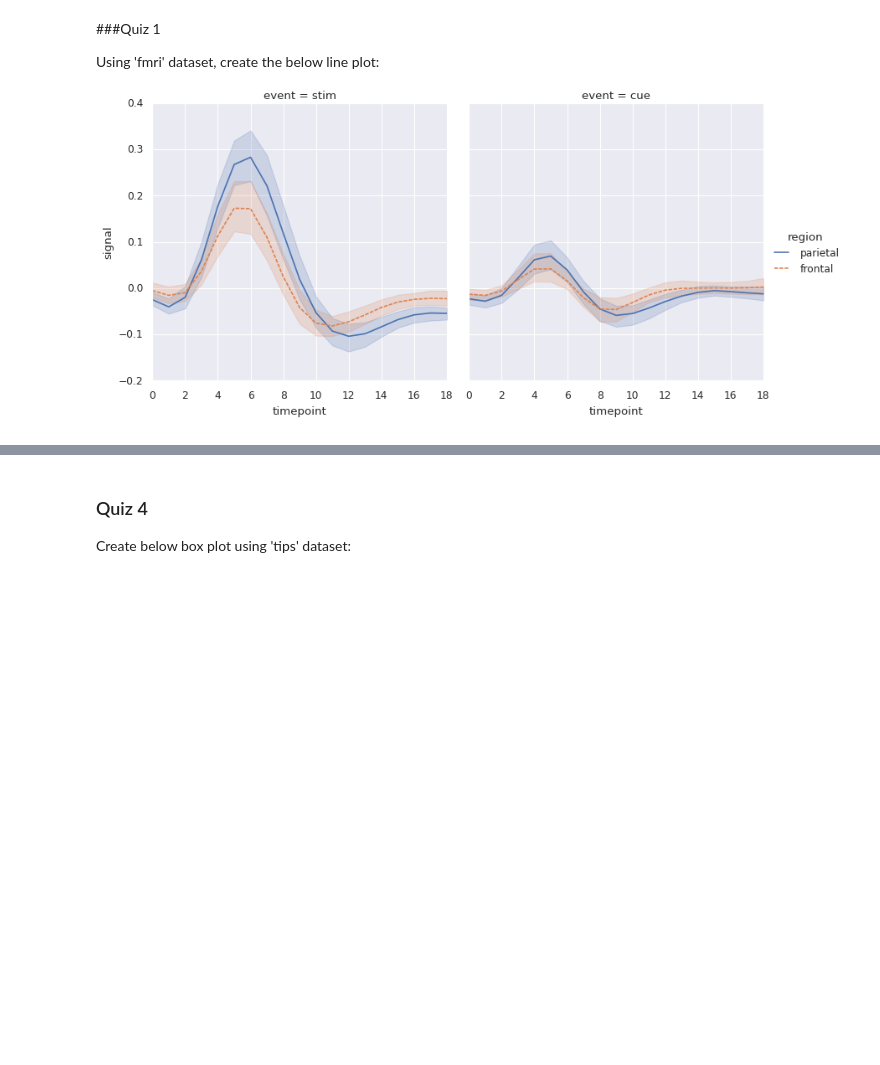
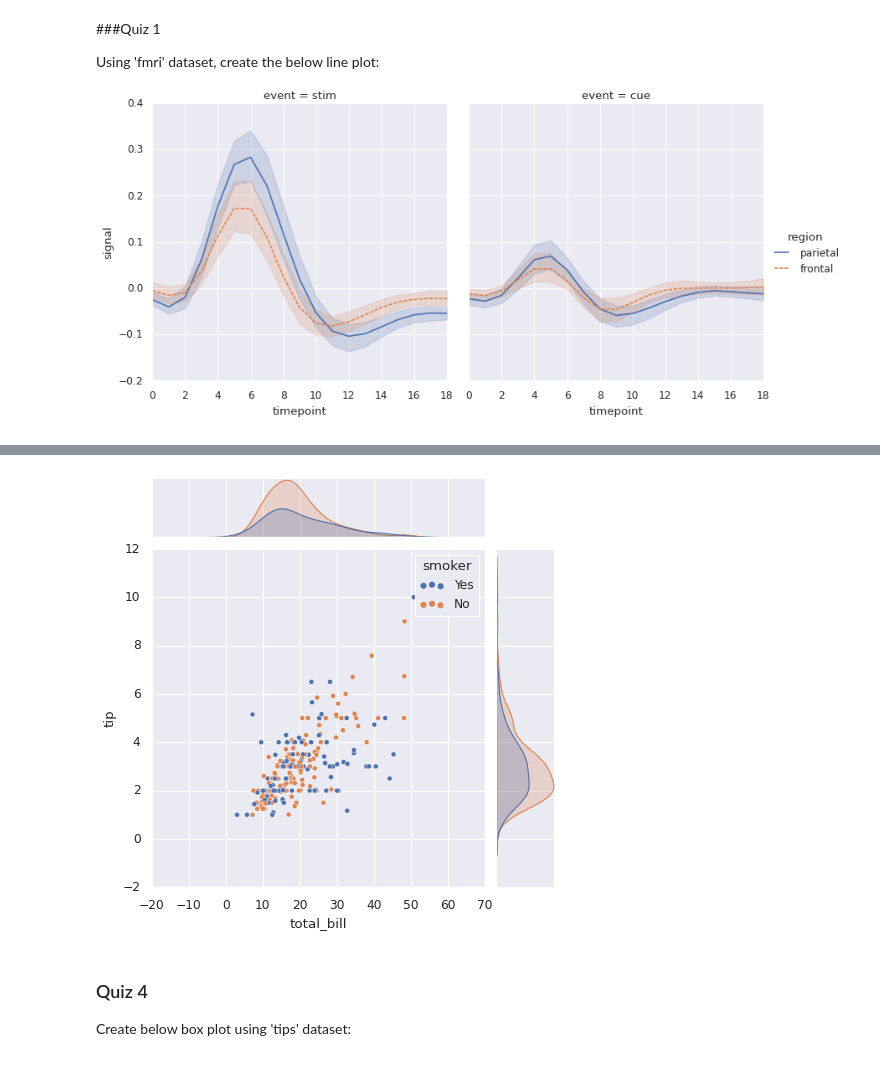
Before and after one commit to 2016112546/4-1_-, a Jupyter notebook: 11주차_seaborn/DSC4001_Exercise_11.ipynb, the cells around one changed output, grey strips where cells are left out. Saved outputs shown, nothing was run; the diff lists cells and outputs as text; code cells hidden in the pictures; blank space fills up the shorter version.

```diff
--- a/11주차_seaborn/DSC4001_Exercise_11.ipynb
+++ b/11주차_seaborn/DSC4001_Exercise_11.ipynb
@@ -340,9 +373,11 @@ Create the below plot using 'tips' dataset:
 ![image.png](embedded-picture-1)
 # %%
 # your code here
-
+sns.jointplot(data=tips , x='total_bill', y='tip', hue='smoker')
 
 plt.show()
+# %% [output]
+[figure, added]
 # %% [markdown]
 ### Quiz 4
 
```
Also changed, not shown: parts of 19 cells of this notebook.
